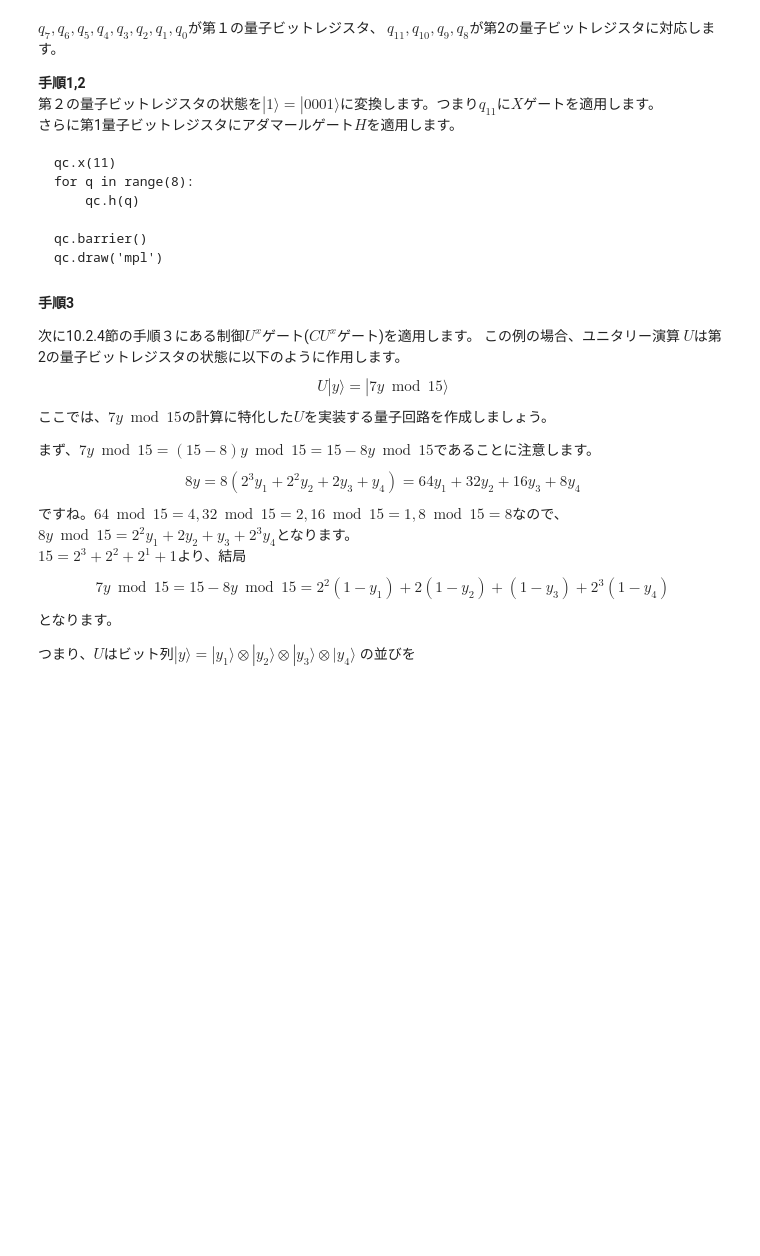
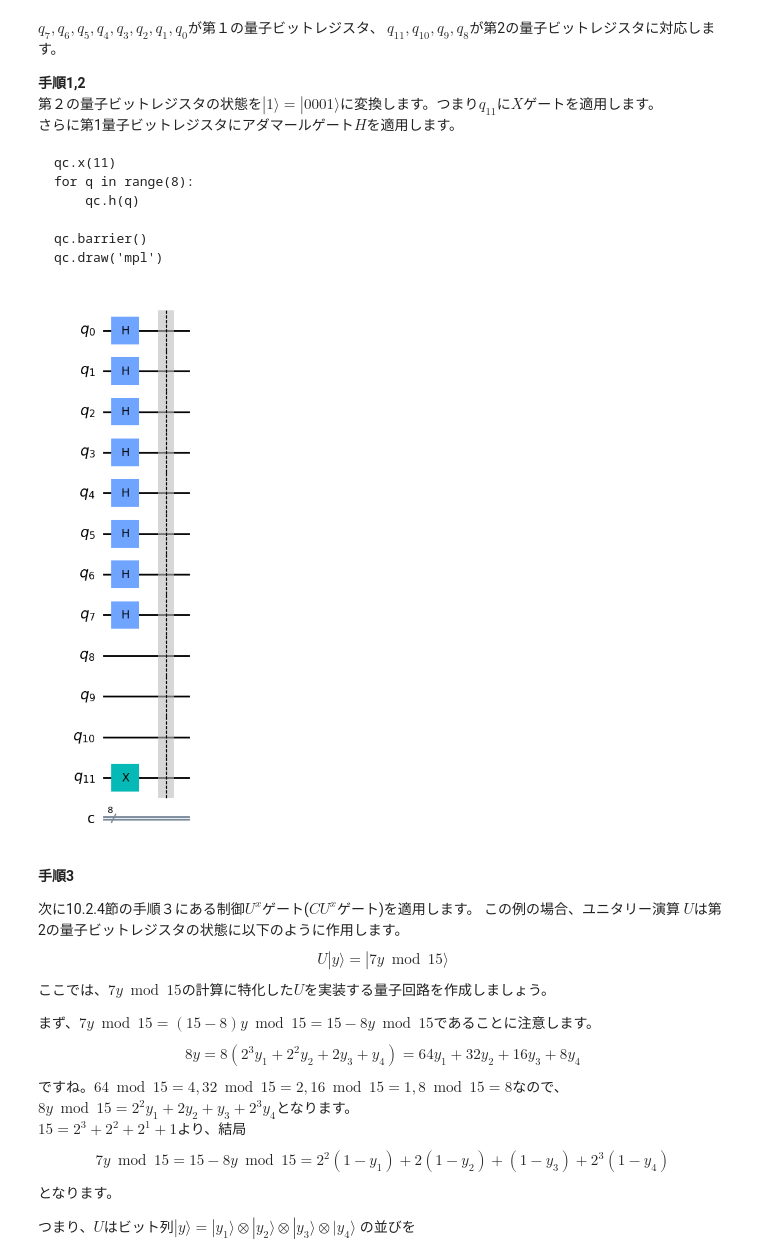
Before and after one commit to zum-m/01_jouhougakugairon, a Jupyter notebook: Copy_of_演習第10回.ipynb, the cells around one changed output. Drawn from its saved outputs; the diff is of its cells as text; code cells hidden in the pictures; blank space fills up the shorter version.

````diff
--- a/Copy_of_演習第10回.ipynb
+++ b/Copy_of_演習第10回.ipynb
@@ -254,6 +310,15 @@ for q in range(8):
 qc.barrier()
 qc.draw('mpl')
 ```
+# %%
+qc.x(11)
+for q in range(a+1):
+    qc.h(q)
+
+qc.barrier()
+qc.draw('mpl')
+# %% [output]
+[figure, added]
 # %% [markdown]
 **手順3**
 
````
Also changed, not shown: parts of 14 cells of this notebook.
